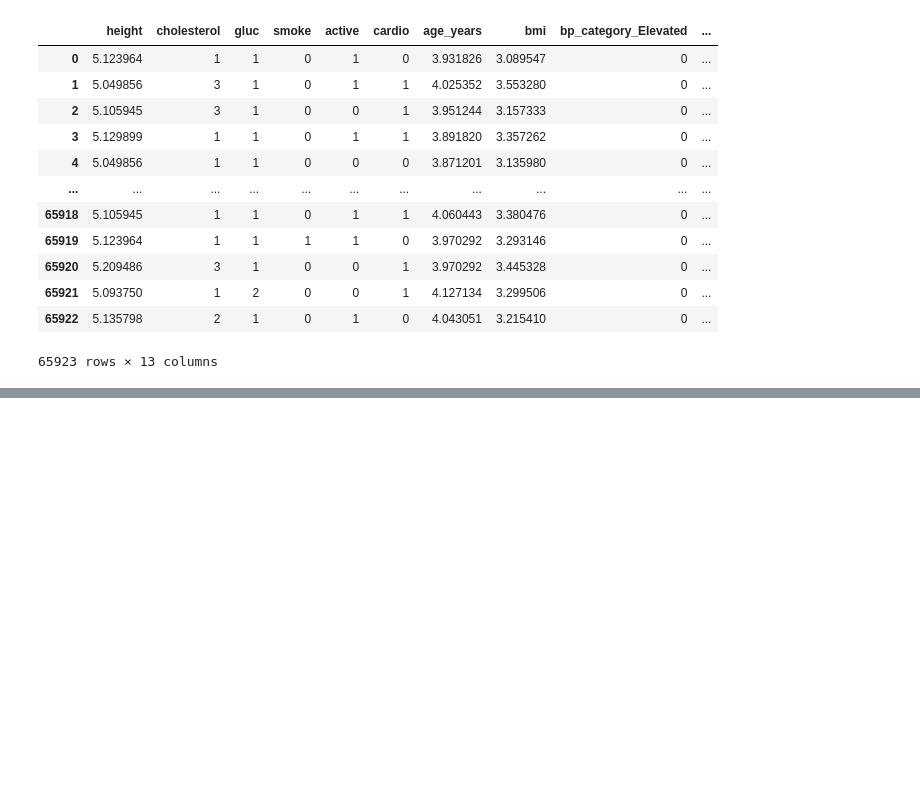
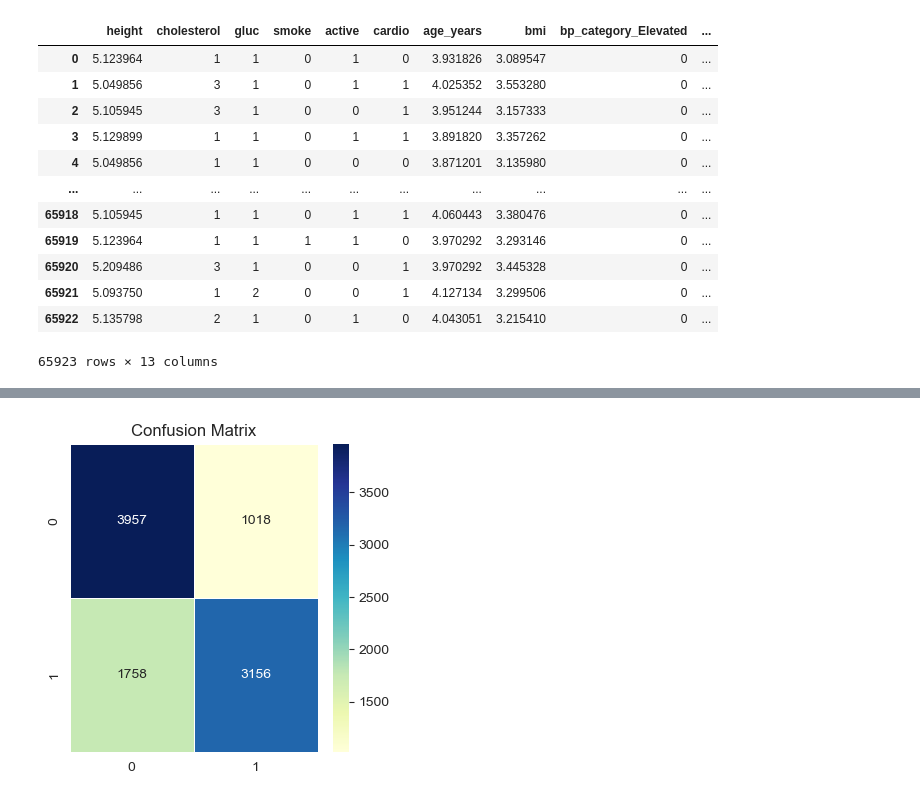
Before and after one commit to MasoudNateghi/CS534, a Jupyter notebook: Project/Project.ipynb, the cells around one changed output, grey strips where cells are left out. Drawn from its saved outputs; the diff is of its cells as text; code cells hidden in the pictures; blank space fills up the shorter version.

```diff
--- a/Project/Project.ipynb
+++ b/Project/Project.ipynb
@@ -1064,19 +1207,0 @@ testx = scaler.transform(testx)
-# %%
-from sklearn.linear_model import LogisticRegression
-from sklearn.metrics import accuracy_score, classification_report
-from sklearn.tree import DecisionTreeClassifier
-model = LogisticRegression()
-
-# Train the model on the training set
-model.fit(trainx, trainy)
-
-# Make predictions on the test set
-testy_pred = model.predict(testx)
-
-# Evaluate the model
-accuracy = accuracy_score(testy, testy_pred)
-report = classification_report(testy, testy_pred)
-
-# Print the results
-print("Accuracy:", accuracy)
-print("Classification Report:\n", report)
@@ -1093,0 +1208,58 @@ weighted avg       0.72      0.72      0.72      9889
+# %%
+# Define the Logistic Regression model
+model = LogisticRegression()
+
+# Define the parameter grid for Grid Search
+param_grid = {
+    'penalty': ['l1', 'l2'],
+    'C': [0.001, 0.01, 0.1, 1, 10, 100]
+}
+
+# Create Grid Search with cross-validation
+grid_search = GridSearchCV(estimator=model, param_grid=param_grid, cv=3, scoring='accuracy')
+
+# Fit the model to find the best parameters
+grid_search.fit(trainx, trainy)
+
+# Get the best parameters
+best_params = grid_search.best_params_
+print("Best Parameters:", best_params)
+
+# Use the best parameters to create the final model
+best_model = LogisticRegression(**best_params)
+best_model.fit(trainx, trainy)
+
+# Make predictions on the test set
+testy_pred = best_model.predict(testx)
+
+# Evaluate the model
+accuracy = accuracy_score(testy, testy_pred)
+report = classification_report(testy, testy_pred)
+auc = roc_auc_score(testy, testy_pred)
+f2 = fbeta_score(testy, testy_pred, beta=2)
+precision_per_class = precision_score(testy, testy_pred, average=None)
+
+# Additional Metrics
+print("Accuracy:", accuracy)
+print("AUC:", auc)
+print("F2-score:", f2)
+print("Precision per class:", precision_per_class)
+print("Classification Report:\n", report)
+
+# Confusion Matrix Visualization
+plt.rcParams['figure.figsize'] = (4, 4)
+sns.heatmap(confusion_matrix(testy, testy_pred), annot=True, fmt='d', linewidths=.5, cmap="YlGnBu")
+plt.title('Confusion Matrix')
+plt.show()
+
+# True Positive, True Negative, False Positive, False Negative
+tp = confusion_matrix(testy, testy_pred)[1][1]
+tn = confusion_matrix(testy, testy_pred)[0][0]
+fp = confusion_matrix(testy, testy_pred)[0][1]
+fn = confusion_matrix(testy, testy_pred)[1][0]
+
+print('True Positive Cases: {}'.format(tp))
+print('True Negative Cases: {}'.format(tn))
+print('False Positive Cases: {}'.format(fp))
+print('False Negative Cases: {}'.format(fn))
+# %% [output]
@@ -1093,0 +1294 @@ weighted avg       0.72      0.72      0.72      9889
+[figure, added]
```
Also changed, not shown: parts of 67 cells of this notebook.
